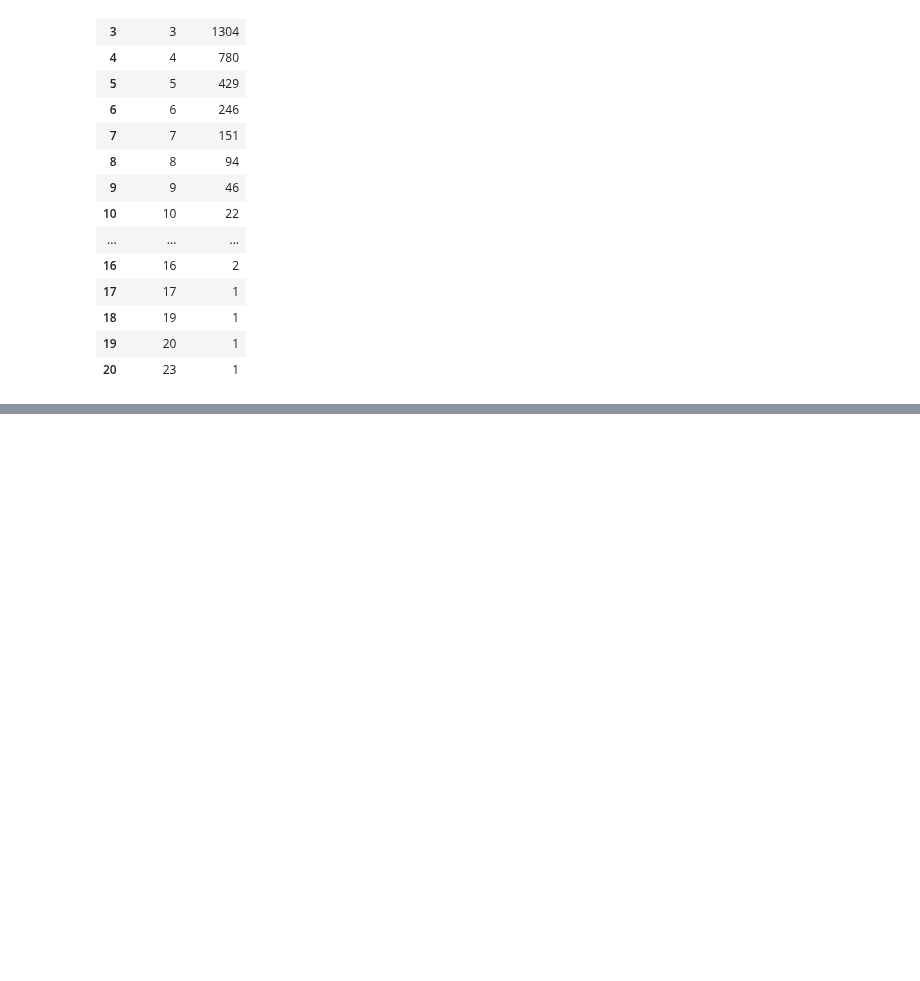
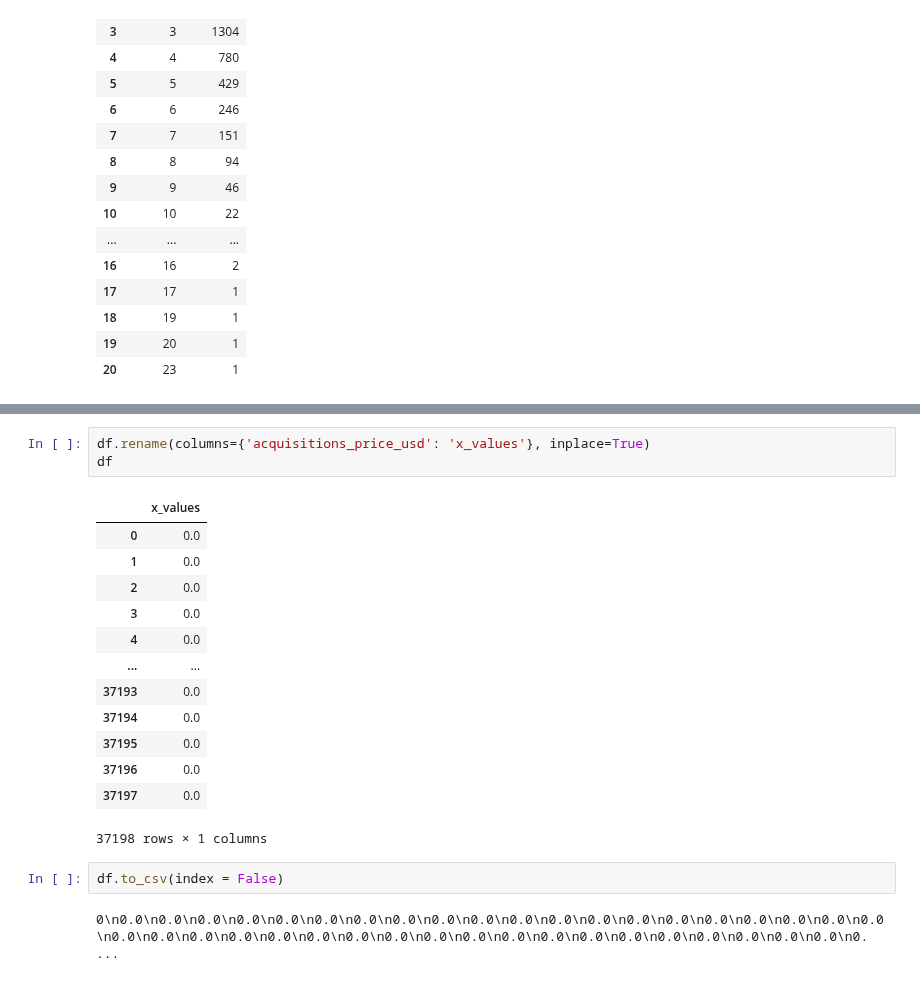
Before and after one commit to StardustLID/TEMG4952A-TEAM-5, a Jupyter notebook: backend/csv_helper.ipynb, the cells around one changed output, grey strips where cells are left out. Saved outputs shown, nothing was run; the diff lists cells and outputs as text; blank space fills up the shorter version.

```diff
--- a/backend/csv_helper.ipynb
+++ b/backend/csv_helper.ipynb
@@ -207,0 +247,21 @@ df.to_csv(index=False)
+# %%
+df.rename(columns={'acquisitions_price_usd': 'x_values'}, inplace=True)
+df
+# %% [output]
+|  | x_values |
+| 0 | 0.0 |
+| 1 | 0.0 |
+| 2 | 0.0 |
+| 3 | 0.0 |
+| 4 | 0.0 |
+| ... | ... |
+| 37193 | 0.0 |
+| 37194 | 0.0 |
+| 37195 | 0.0 |
+| 37196 | 0.0 |
+| 37197 | 0.0 |
+37198 rows × 1 columns
+# %%
+df.to_csv(index = False)
+# %% [output]
+0\n0.0\n0.0\n0.0\n0.0\n0.0\n0.0\n0.0\n0.0\n0.0\n0.0\n0.0\n0.0\n0.0\n0.0\n0.0\n0.0\n0.0\n0.0\n0.0\n0.0\n0.0\n0.0\n0.0\n0.0\n0.0\n0.0\n0.0\n0.0\n0.0\n0.0\n0.0\n0.0\n0.0\n0.0\n0.0\n0.0\n0.0\n0.0\n0.0\n0. ...
```
Also changed, not shown: parts of 5 cells of this notebook, 3 other files.
